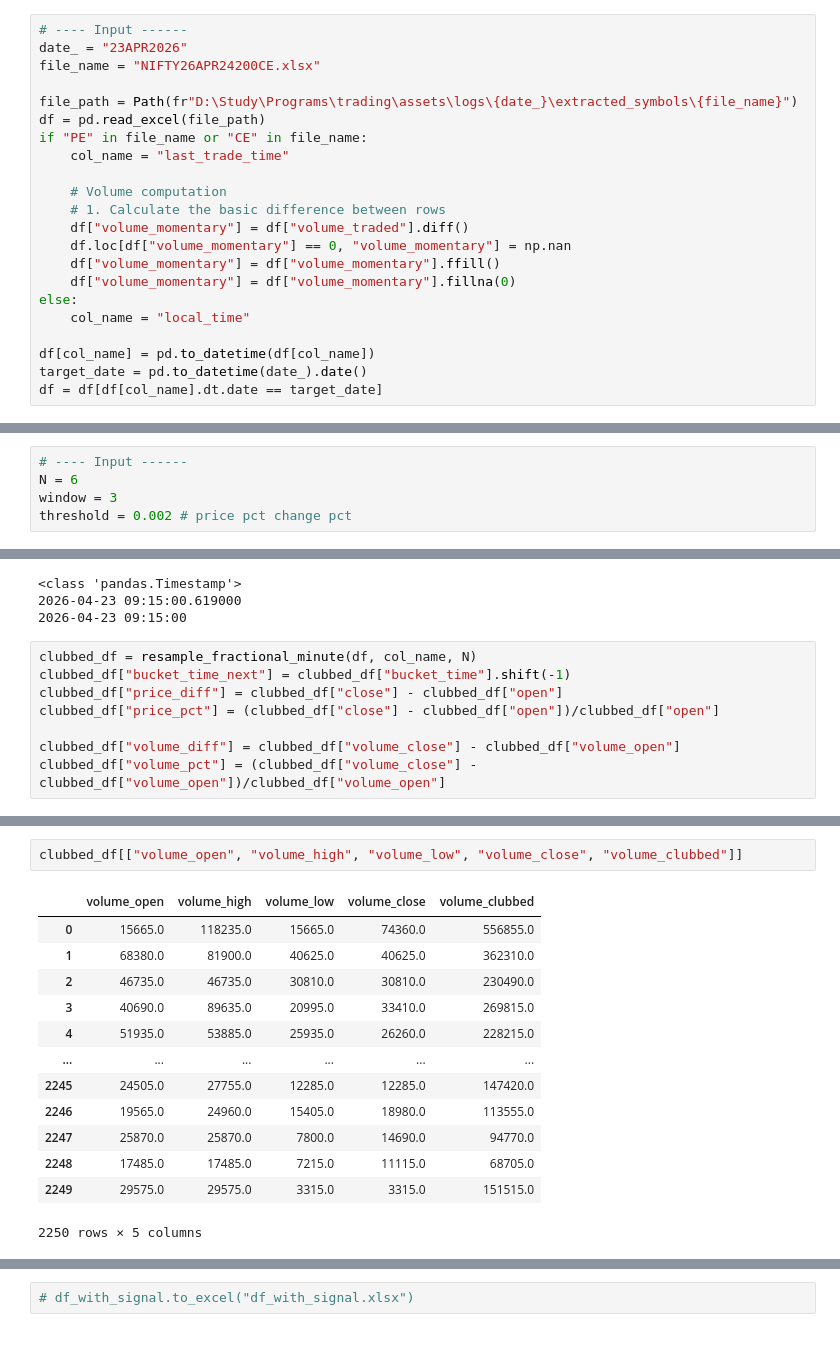
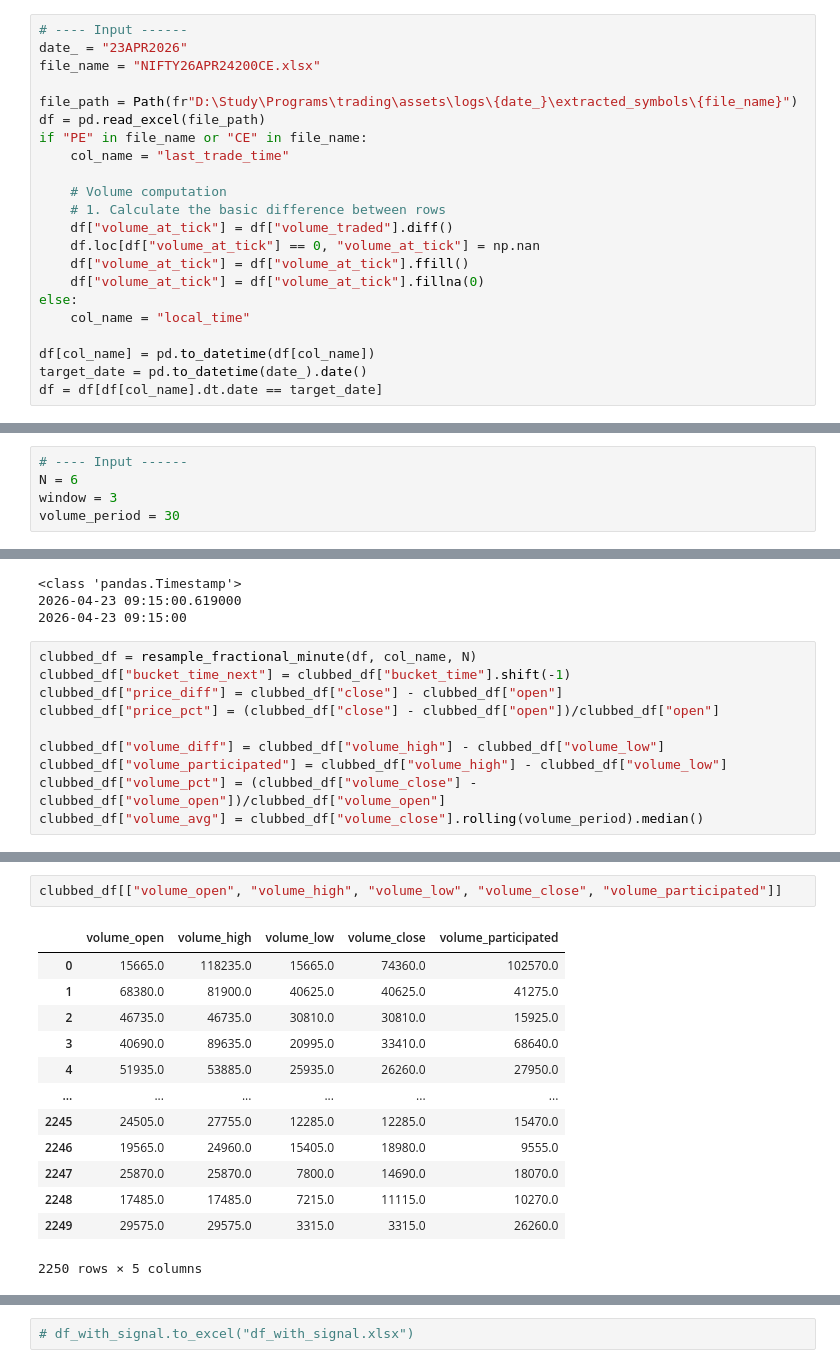
Before and after one commit to bhattacharjeeajay12/trading, a Jupyter notebook: strategies/strategy_movement_prediction.ipynb, the cells around one changed output, grey strips where cells are left out. Drawn from its saved outputs; the diff is of its cells as text.

```diff
--- a/strategies/strategy_movement_prediction.ipynb
+++ b/strategies/strategy_movement_prediction.ipynb
@@ -17,10 +17,10 @@ if "PE" in file_name or "CE" in file_name:
 
     # Volume computation
     # 1. Calculate the basic difference between rows
-    df["volume_momentary"] = df["volume_traded"].diff()
-    df.loc[df["volume_momentary"] == 0, "volume_momentary"] = np.nan
-    df["volume_momentary"] = df["volume_momentary"].ffill()
-    df["volume_momentary"] = df["volume_momentary"].fillna(0)
+    df["volume_at_tick"] = df["volume_traded"].diff()
+    df.loc[df["volume_at_tick"] == 0, "volume_at_tick"] = np.nan
+    df["volume_at_tick"] = df["volume_at_tick"].ffill()
+    df["volume_at_tick"] = df["volume_at_tick"].fillna(0)
 else:
     col_name = "local_time"
 
@@ -44,7 +44,7 @@ df.head(4)
 # ---- Input ------
 N = 6
 window = 3
-threshold = 0.002 # price pct change pct
+volume_period = 30
 # %%
 df.columns
 # %% [output]
@@ -69,8 +69,10 @@ clubbed_df["bucket_time_next"] = clubbed_df["bucket_time"].shift(-1)
 clubbed_df["price_diff"] = clubbed_df["close"] - clubbed_df["open"]
 clubbed_df["price_pct"] = (clubbed_df["close"] - clubbed_df["open"])/clubbed_df["open"]
 
-clubbed_df["volume_diff"] = clubbed_df["volume_close"] - clubbed_df["volume_open"]
+clubbed_df["volume_diff"] = clubbed_df["volume_high"] - clubbed_df["volume_low"]
+clubbed_df["volume_participated"] = clubbed_df["volume_high"] - clubbed_df["volume_low"]
 clubbed_df["volume_pct"] = (clubbed_df["volume_close"] - clubbed_df["volume_open"])/clubbed_df["volume_open"]
+clubbed_df["volume_avg"] = clubbed_df["volume_close"].rolling(volume_period).median()
 # %%
 clubbed_df[clubbed_df['bucket_time'].dt.minute == 0].head()
 # %% [output]
@@ -84,18 +86,18 @@ clubbed_df[clubbed_df['bucket_time'].dt.minute == 0].head()
 # %%
-clubbed_df[["volume_open", "volume_high", "volume_low", "volume_close", "volume_clubbed"]]
+clubbed_df[["volume_open", "volume_high", "volume_low", "volume_close", "volume_participated"]]
 # %% [output]
-|  | volume_open | volume_high | volume_low | volume_close | volume_clubbed |
-| 0 | 15665.0 | 118235.0 | 15665.0 | 74360.0 | 556855.0 |
-| 1 | 68380.0 | 81900.0 | 40625.0 | 40625.0 | 362310.0 |
-| 2 | 46735.0 | 46735.0 | 30810.0 | 30810.0 | 230490.0 |
-| 3 | 40690.0 | 89635.0 | 20995.0 | 33410.0 | 269815.0 |
-| 4 | 51935.0 | 53885.0 | 25935.0 | 26260.0 | 228215.0 |
+|  | volume_open | volume_high | volume_low | volume_close | volume_participated |
+| 0 | 15665.0 | 118235.0 | 15665.0 | 74360.0 | 102570.0 |
+| 1 | 68380.0 | 81900.0 | 40625.0 | 40625.0 | 41275.0 |
+| 2 | 46735.0 | 46735.0 | 30810.0 | 30810.0 | 15925.0 |
+| 3 | 40690.0 | 89635.0 | 20995.0 | 33410.0 | 68640.0 |
+| 4 | 51935.0 | 53885.0 | 25935.0 | 26260.0 | 27950.0 |
 | ... | ... | ... | ... | ... | ... |
-| 2245 | 24505.0 | 27755.0 | 12285.0 | 12285.0 | 147420.0 |
-| 2246 | 19565.0 | 24960.0 | 15405.0 | 18980.0 | 113555.0 |
-| 2247 | 25870.0 | 25870.0 | 7800.0 | 14690.0 | 94770.0 |
-| 2248 | 17485.0 | 17485.0 | 7215.0 | 11115.0 | 68705.0 |
-| 2249 | 29575.0 | 29575.0 | 3315.0 | 3315.0 | 151515.0 |
+| 2245 | 24505.0 | 27755.0 | 12285.0 | 12285.0 | 15470.0 |
+| 2246 | 19565.0 | 24960.0 | 15405.0 | 18980.0 | 9555.0 |
+| 2247 | 25870.0 | 25870.0 | 7800.0 | 14690.0 | 18070.0 |
+| 2248 | 17485.0 | 17485.0 | 7215.0 | 11115.0 | 10270.0 |
+| 2249 | 29575.0 | 29575.0 | 3315.0 | 3315.0 | 26260.0 |
 2250 rows × 5 columns
 # %%
 clubbed_df[clubbed_df['bucket_time'].dt.minute == 0].shape
```
Also changed, not shown: parts of 17 cells of this notebook, 3 other files.
